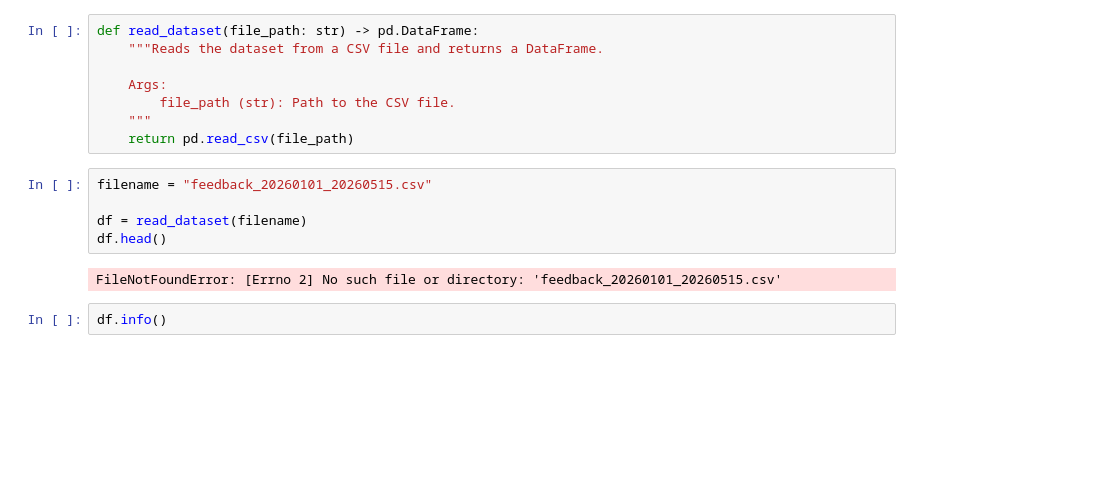
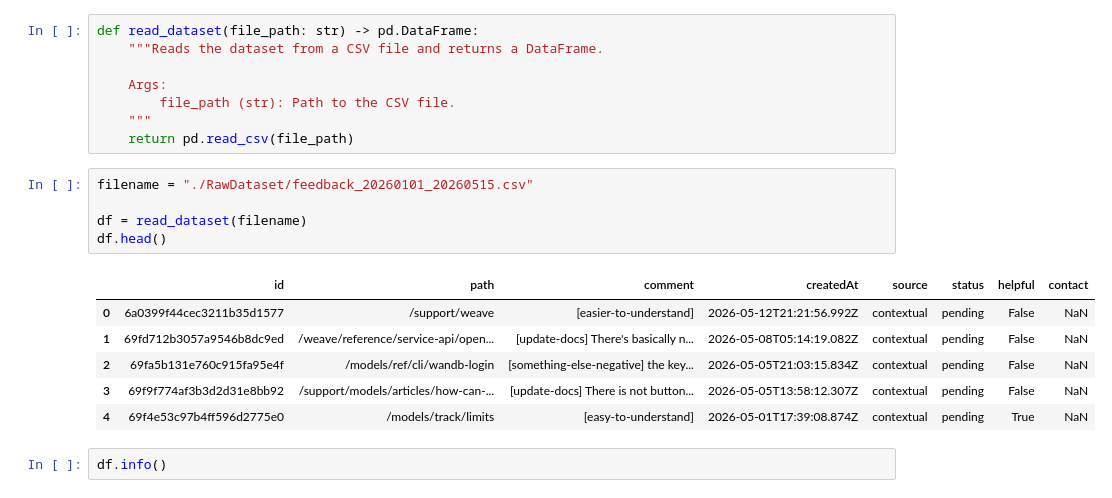
Before and after one commit to ngrayluna/FreshMint, a Jupyter notebook: Data/check_data.ipynb, the cells around one changed output. Saved outputs shown, nothing was run; the diff lists cells and outputs as text; blank space fills up the shorter version.

```diff
--- a/Data/check_data.ipynb
+++ b/Data/check_data.ipynb
@@ -11,12 +11,17 @@ def read_dataset(file_path: str) -> pd.DataFrame:
     """
     return pd.read_csv(file_path)
 # %%
-filename = "feedback_20260101_20260515.csv"
+filename = "./RawDataset/feedback_20260101_20260515.csv"
 
 df = read_dataset(filename)
 df.head()
 # %% [output]
-FileNotFoundError: [Errno 2] No such file or directory: 'feedback_20260101_20260515.csv'
+|  | id | path | comment | createdAt | source | status | helpful | contact |
+| 0 | 6a0399f44cec3211b35d1577 | /support/weave | [easier-to-understand] | 2026-05-12T21:21:56.992Z | contextual | pending | False | NaN |
+| 1 | 69fd712b3057a9546b8dc9ed | /weave/reference/service-api/open... | [update-docs] There's basically n... | 2026-05-08T05:14:19.082Z | contextual | pending | False | NaN |
+| 2 | 69fa5b131e760c915fa95e4f | /models/ref/cli/wandb-login | [something-else-negative] the key... | 2026-05-05T21:03:15.834Z | contextual | pending | False | NaN |
+| 3 | 69f9f774af3b3d2d31e8bb92 | /support/models/articles/how-can-... | [update-docs] There is not button... | 2026-05-05T13:58:12.307Z | contextual | pending | False | NaN |
+| 4 | 69f4e53c97b4ff596d2775e0 | /models/track/limits | [easy-to-understand] | 2026-05-01T17:39:08.874Z | contextual | pending | True | NaN |
 # %%
 df.info()
 # %% [output]
```
Also changed, not shown: parts of 11 cells of this notebook, 4 other files.
